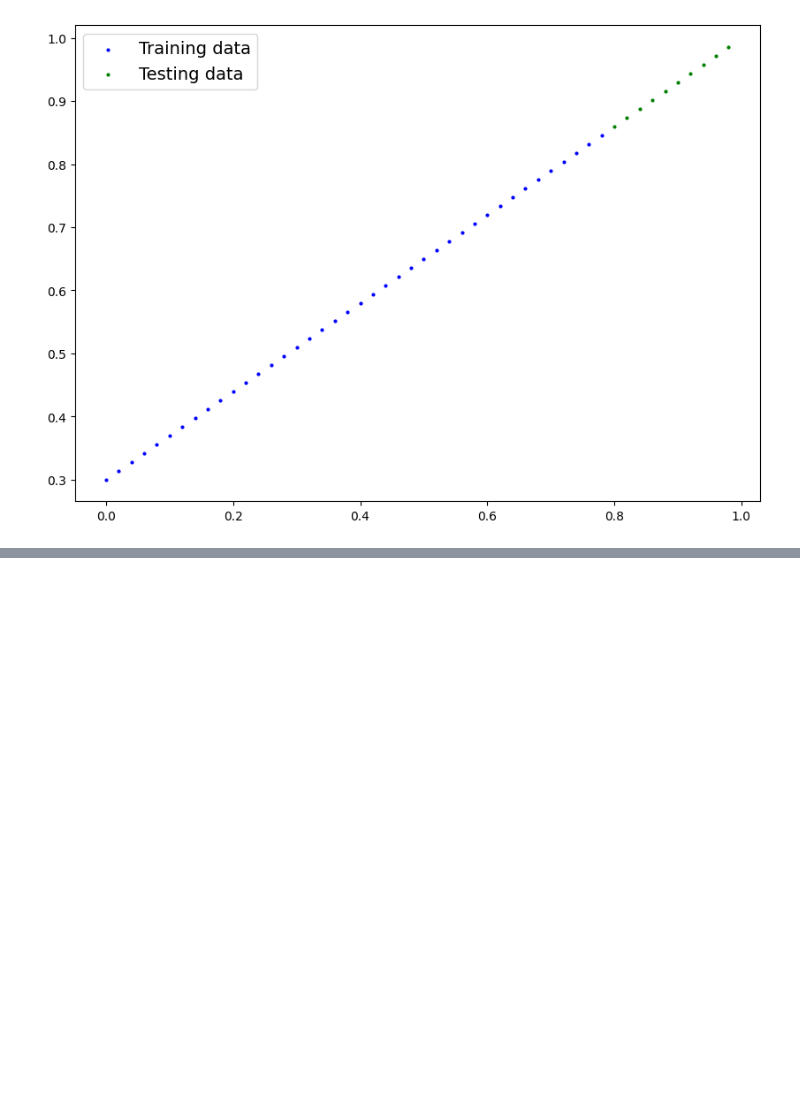
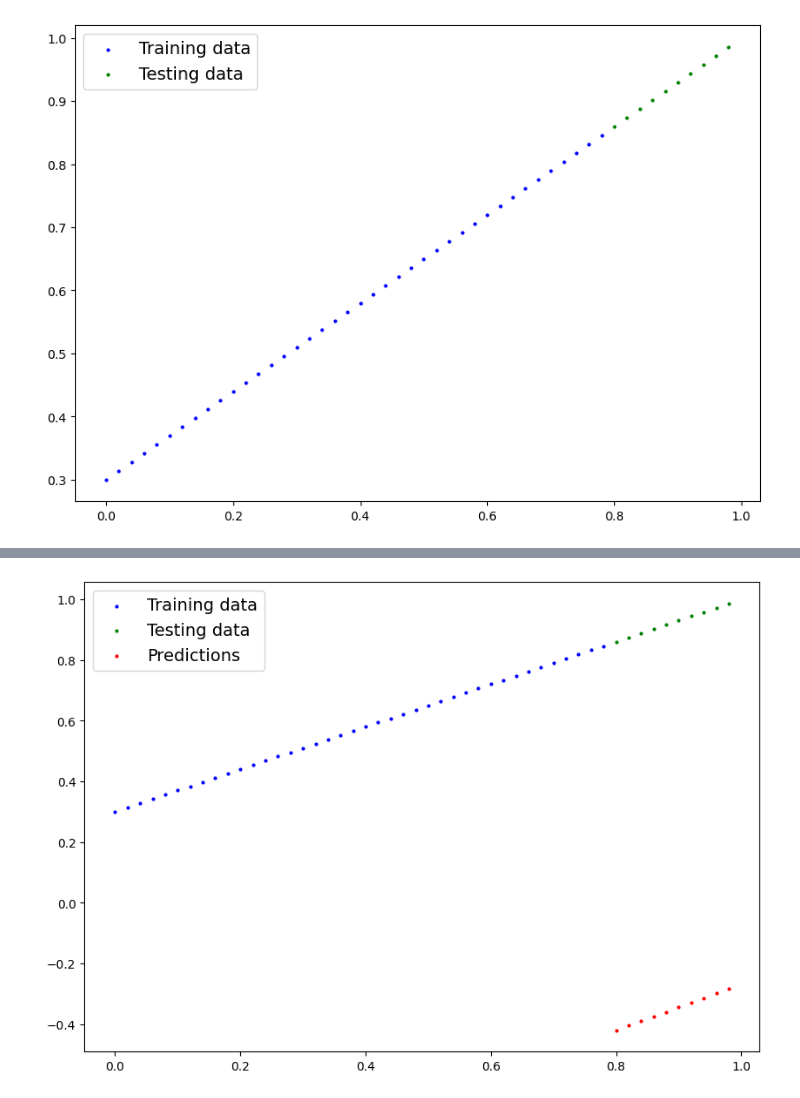
Before and after one commit to darthVarada/leaningML, a Jupyter notebook: workflow.ipynb, the cells around one changed output, grey strips where cells are left out. Drawn from its saved outputs; the diff is of its cells as text; code cells hidden in the pictures; blank space fills up the shorter version.

Commit message:
creating models, making preditions and setting the loss function

```diff
--- a/workflow.ipynb
+++ b/workflow.ipynb
@@ -126,0 +147,16 @@ plot_predictions();
+# %%
+# create linear regression model class
+from torch import nn
+class LinearRegressionModel(nn.Module): # <- almost everything in pytorch from nn.Modele
+  def __init__(self):
+    super().__init__()
+    self.weight = nn.Parameter(torch.randn(1,
+                                           requires_grad = True,
+                                           dtype=torch.float))
+
+    self.bias = nn.Parameter(torch.randn(1,
+                                         requires_grad = True,
+                                         dtype=torch.float))
+  # foward mothod to define the computation in the model
+  def forward(self, x: torch.Tensor) -> torch.Tensor: # <- "x" is a input data
+    return self.weight * x + self.bias #formula from linear regresion
@@ -126,0 +178,8 @@ plot_predictions();
+# %%
+# Create a random seed
+torch.manual_seed(4444)
+
+# Create a intence of the model (this is a subclass of nn.Module)
+model_0 = LinearRegressionModel()
+# check out the parameters
+list(model_0.parameters())
@@ -126,0 +224,7 @@ plot_predictions();
+# %%
+## make predictions with model
+
+with torch.inference_mode():
+  y_preds = model_0(X_test)
+
+y_preds
@@ -126,0 +242,4 @@ plot_predictions();
+# %%
+plot_predictions(predictions=y_preds)
+# %% [output]
+[figure, added]
```
Also changed, not shown: parts of 19 cells of this notebook.
